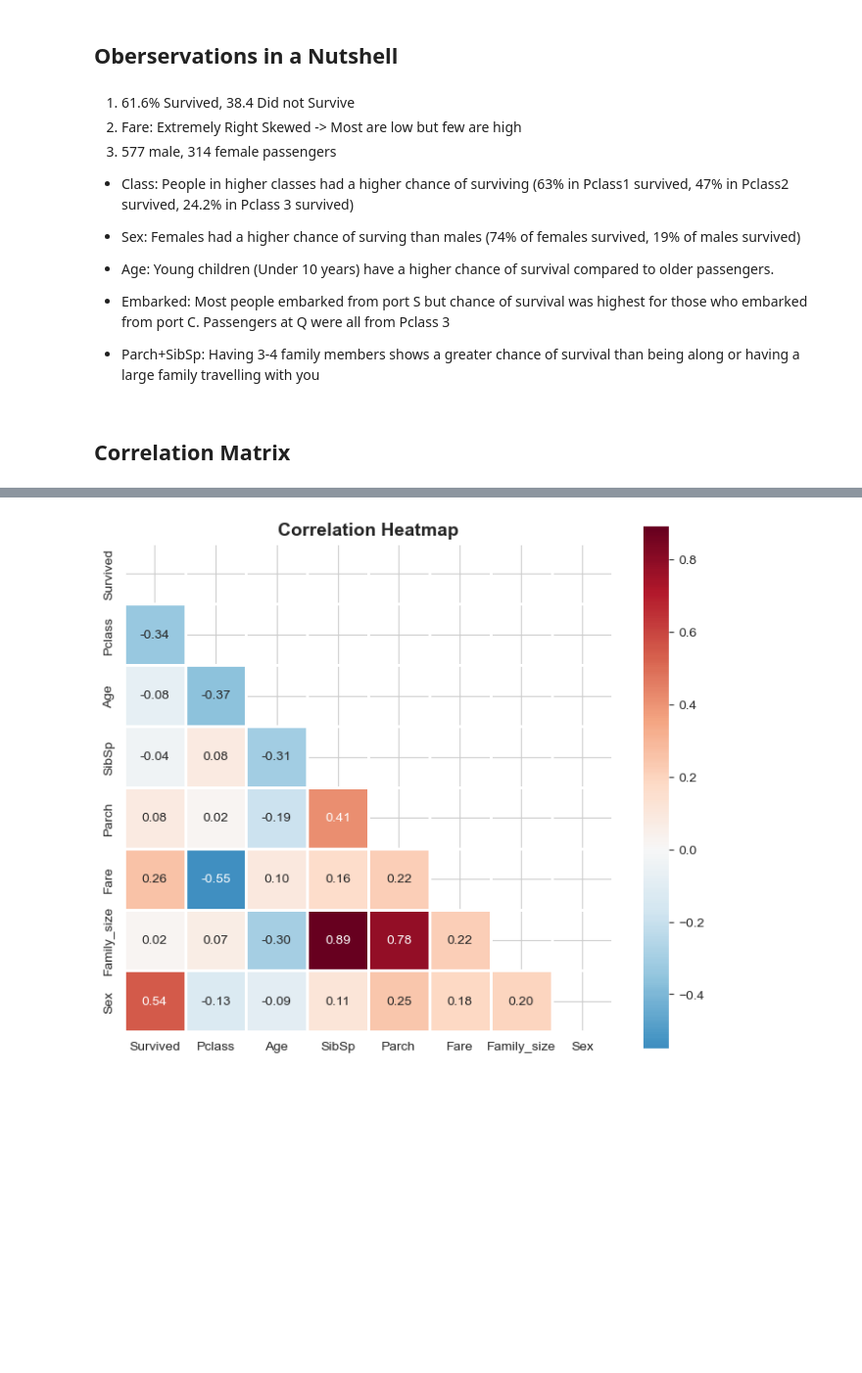
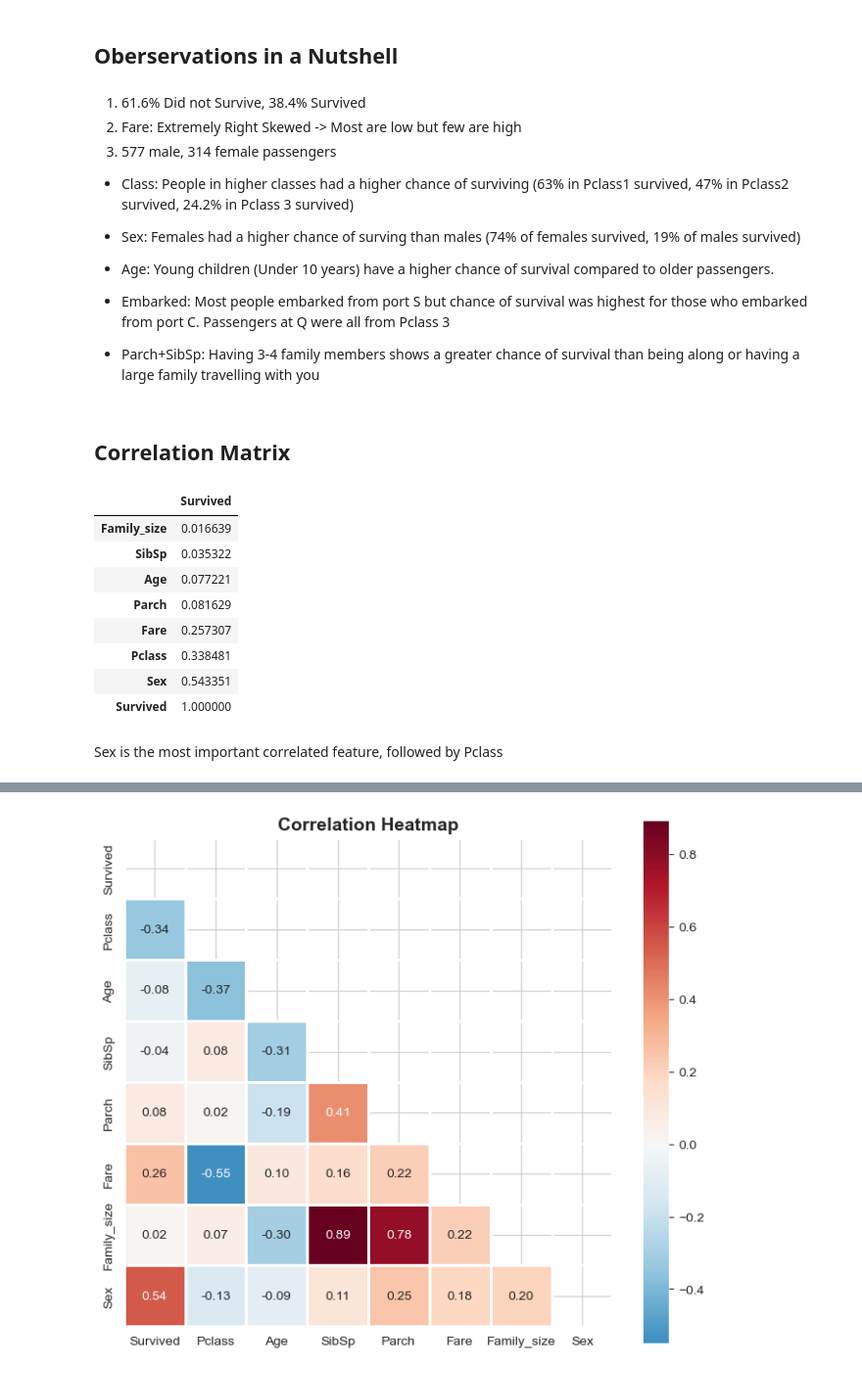
Before and after one commit to Pcywdev/titanic, a Jupyter notebook: data_audit.ipynb, the cells around one changed output, grey strips where cells are left out. Shown at 98% size. Cells and saved outputs as stored; diff of their text form; code cells hidden in the pictures; blank space fills up the shorter version.

Commit message:
Fifth Commit - Feature Engineering and Data Cleaning (Round 1)

```diff
--- a/data_audit.ipynb
+++ b/data_audit.ipynb
@@ -834,7 +832,7 @@ plt.show()
 # %% [markdown]
 ## Oberservations in a Nutshell
 # %% [markdown]
-1) 61.6% Survived, 38.4 Did not Survive
+1) 61.6% Did not Survive, 38.4%  Survived
 2) Fare: Extremely Right Skewed -> Most are low but few are high
 3) 577 male, 314 female passengers
 
@@ -849,3 +847,20 @@ plt.show()
 - Parch+SibSp: Having 3-4 family members shows a greater chance of survival than being along or having a large family travelling with you
 # %% [markdown]
 ## Correlation Matrix
+# %%
+numeric_df = df[["Survived", "Pclass", "Age", "SibSp", "Parch", "Fare", "Family_size"]].copy()
+numeric_df["Sex"] = df["Sex"].map({"male": 0, "female": 1})
+
+pd.DataFrame(abs(numeric_df.corr()['Survived']).sort_values(ascending = True))
+# %% [output]
+|  | Survived |
+| Family_size | 0.016639 |
+| SibSp | 0.035322 |
+| Age | 0.077221 |
+| Parch | 0.081629 |
+| Fare | 0.257307 |
+| Pclass | 0.338481 |
+| Sex | 0.543351 |
+| Survived | 1.000000 |
+# %% [markdown]
+Sex is the most important correlated feature, followed by Pclass
```
Also changed, not shown: parts of 7 cells of this notebook, 2 other files.
